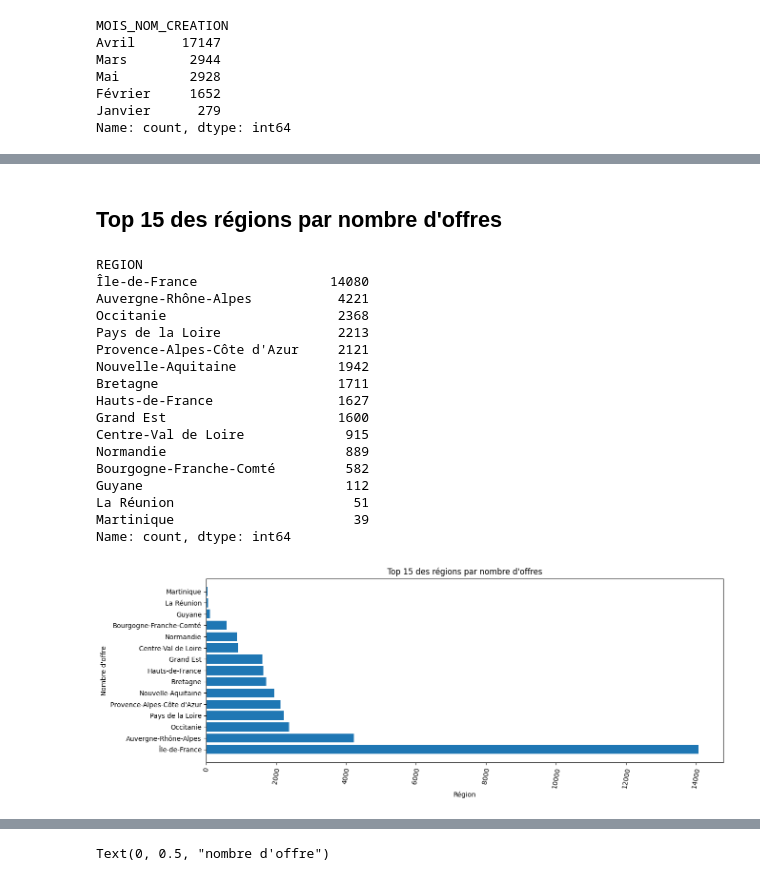
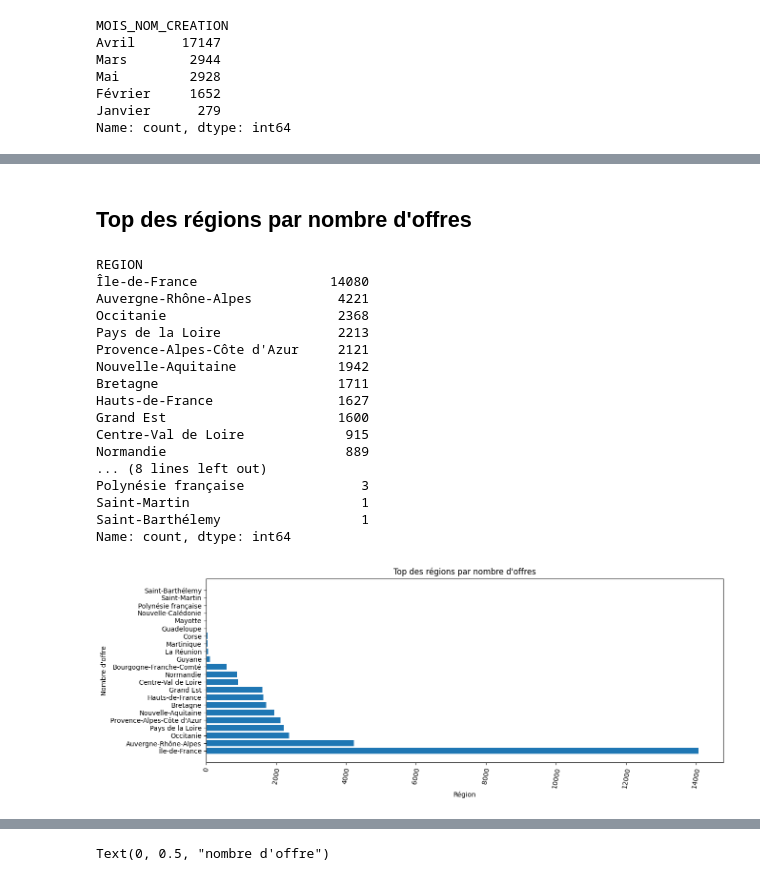
Before and after one commit to Ilanlp/Projet_update, a Jupyter notebook: MLFlow/notebook/EDA.ipynb, the cells around one changed output, grey strips where cells are left out. Drawn from its saved outputs; the diff is of its cells as text; code cells hidden in the pictures.

```diff
--- a/MLFlow/notebook/EDA.ipynb
+++ b/MLFlow/notebook/EDA.ipynb
@@ -92,7 +74,7 @@ plt.title('Top 5 du nombre de publication des offres selon les mois');
 # %% [markdown]
-## Top 15 des régions par nombre d'offres
+## Top des régions par nombre d'offres
 # %%
-region_counts = df['REGION'].value_counts().head(15)
+region_counts = df['REGION'].value_counts()
 region_counts
 # %% [output]
 REGION
@@ -107,17 +89,17 @@ Hauts-de-France                1627
 Grand Est                      1600
 Centre-Val de Loire             915
 Normandie                       889
-Bourgogne-Franche-Comté         582
-Guyane                          112
-La Réunion                       51
-Martinique                       39
+... (8 lines left out)
+Polynésie française               3
+Saint-Martin                      1
+Saint-Barthélemy                  1
 Name: count, dtype: int64
 # %%
 plt.figure(figsize=(14, 5))
 plt.barh(region_counts.index,region_counts.values)
-plt.title('Top 15 des régions par nombre d\'offres')
+plt.title('Top des régions par nombre d\'offres')
 plt.xlabel('Région')
 plt.ylabel('Nombre d\'offre')
 plt.xticks(rotation=80);
 # %% [output]
-[figure, old version]
+[figure, new version]
```
Also changed, not shown: parts of 14 cells of this notebook, 39 other files.
